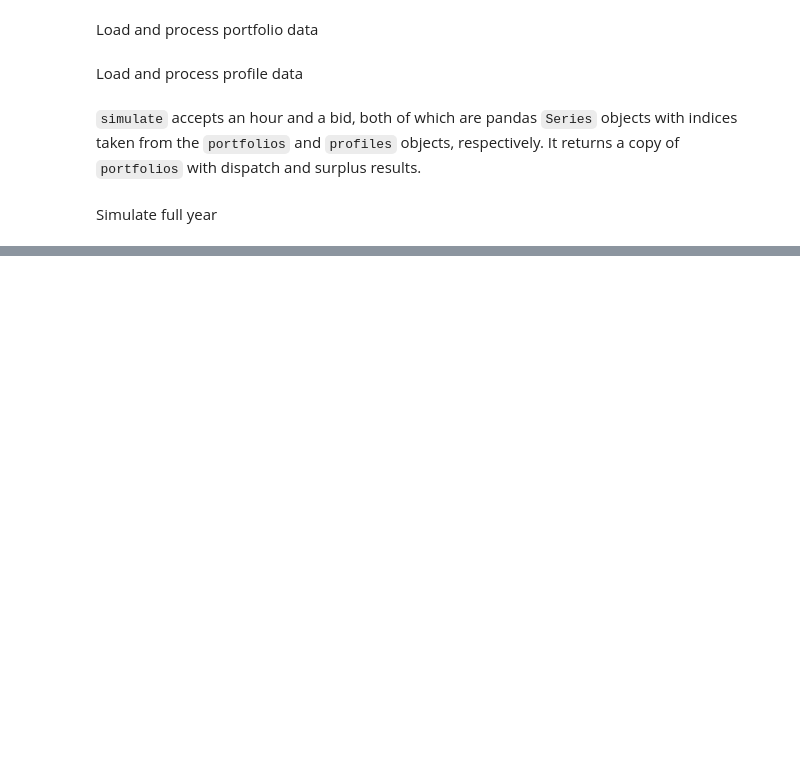
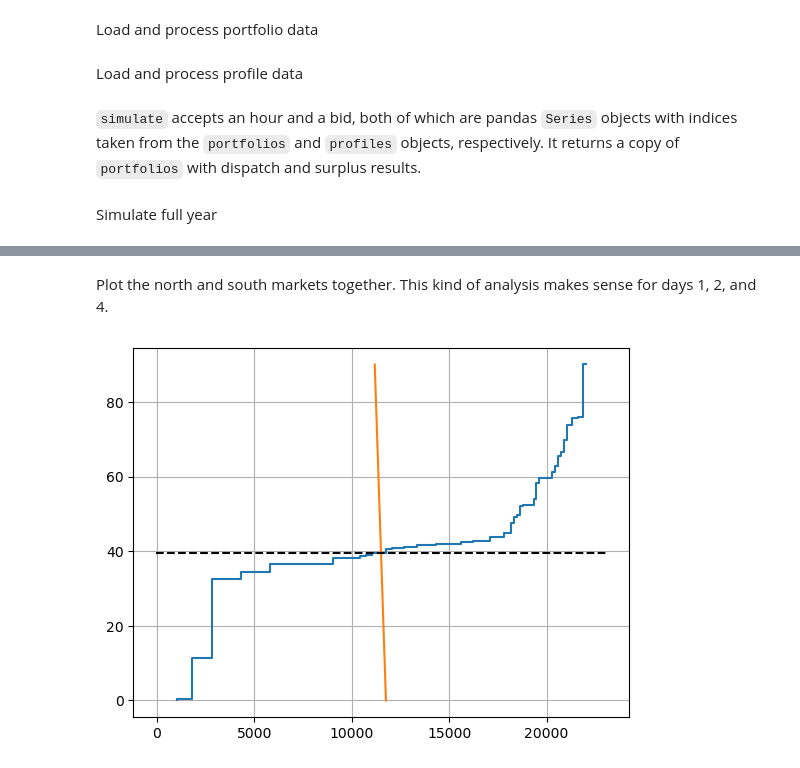
Before and after one commit to eli-brock/esg_simulator, a Jupyter notebook: esg_simulator.ipynb, the cells around one changed output, grey strips where cells are left out. Saved outputs shown, nothing was run; the diff lists cells and outputs as text; code cells hidden in the pictures; blank space fills up the shorter version.

Commit message:
add visualization

```diff
--- a/esg_simulator.ipynb
+++ b/esg_simulator.ipynb
@@ -15,6 +15,18 @@ def get_dispatch(market, intercept, slope):
         ),
         0
     )
+
+def visualize(market, intercept, slope, ax):
+    ax.step(market.Capacity.cumsum(), market.Bid, where='pre')
+    ax.plot([intercept + slope*market.Bid.max(), intercept], [market.Bid.max(), 0])
+    dispatched = market.loc[market.Dispatch > 0]
+    ax.hlines(
+        (dispatched['Total Marginal Cost'] + dispatched.Surplus/dispatched.Dispatch).mean(),
+        ax.get_xlim()[0], ax.get_xlim()[1],
+        color='black',
+        linestyle='dashed'
+    )
+    ax.grid()
 # %% [markdown]
 Load and process portfolio data
 # %%
@@ -40,15 +52,11 @@ profiles.sort_index(inplace=True)
 def simulate(hour, bid, transmission_capacity, co2_tax):
 
     results = portfolios.copy()
-
     results['Bid'] = bid
-
     results.sort_values('Bid', inplace=True)
-
     results['Dispatch'] = get_dispatch(results, hour.sum()['Load Intercept'], hour.sum()['Load Slope'])
 
     generation = results.Dispatch.groupby('Location').sum()
-
     consumption = np.linalg.inv(
         np.array(
             [
@@ -62,7 +70,6 @@ def simulate(hour, bid, transmission_capacity, co2_tax):
             results.Dispatch.sum()
         ]
     )
-
     shortage = consumption - generation
 
     if np.abs(shortage).mean() >= transmission_capacity:
@@ -79,24 +86,26 @@ def simulate(hour, bid, transmission_capacity, co2_tax):
 
     price = (consumption - hour['Load Intercept'])/hour['Load Slope']
 
+    results['Surplus'] = results.groupby('Location', group_keys=False).apply(
+        lambda market: market.Dispatch*(
+            price[market.name] - market['Total Marginal Cost']
+        )
+    )
+
     results['Profit'] = results.groupby('Location', group_keys=False).apply(
-        lambda market: market.Dispatch*(
-            price[market.name] - market['Total Marginal Cost'] - co2_tax*market.CO2
-        )
+        lambda market: market.Surplus
+        - market.Dispatch*(co2_tax*market.CO2)
         - market['O&M/Day ($)']/4
     )
-
-    results = results.groupby('Location', group_keys=False).apply(lambda x: x)
-
     return results
 # %% [markdown]
 Simulate full year
 # %%
-profiles.groupby(['Day', 'Hour']).apply(
+results = profiles.groupby(['Day', 'Hour']).apply(
     lambda hour: simulate(
         hour = hour.droplevel(['Day', 'Hour']),
         bid = portfolios['Total Marginal Cost'] + portfolios.CO2*(50 if hour.name[0] == 3 else 0),
         transmission_capacity = 500 if hour.name[0] == 2 else 10000,
         co2_tax = 50 if hour.name[0] == 3 else 0
     )
-).Profit.groupby('portfolio').sum()
+)
@@ -112,0 +124,12 @@ Name: Profit, dtype: object
+# %% [markdown]
+Plot the north and south markets together. This kind of analysis makes sense for days 1, 2, and 4.
+# %%
+fig, ax = plt.subplots()
+day = 1
+hour = 1
+hour_results = results.loc[day, hour]
+(intercept, slope) = profiles.loc[(['North', 'South'], day, hour)].sum()
+visualize(hour_results, intercept, slope, ax)
+fig.show()
+# %% [output]
+[figure, added]
```
Also changed, not shown: parts of 6 cells of this notebook.
